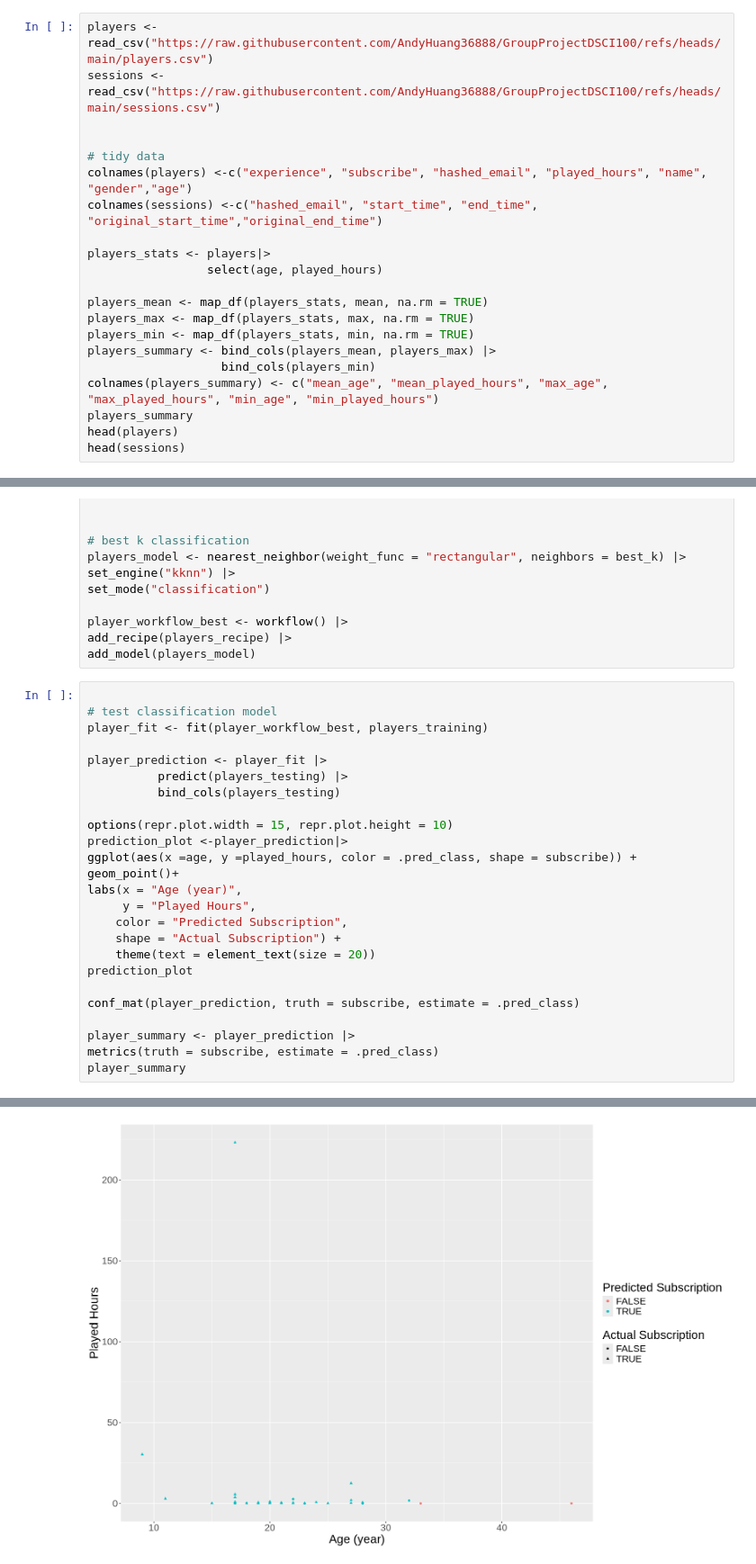
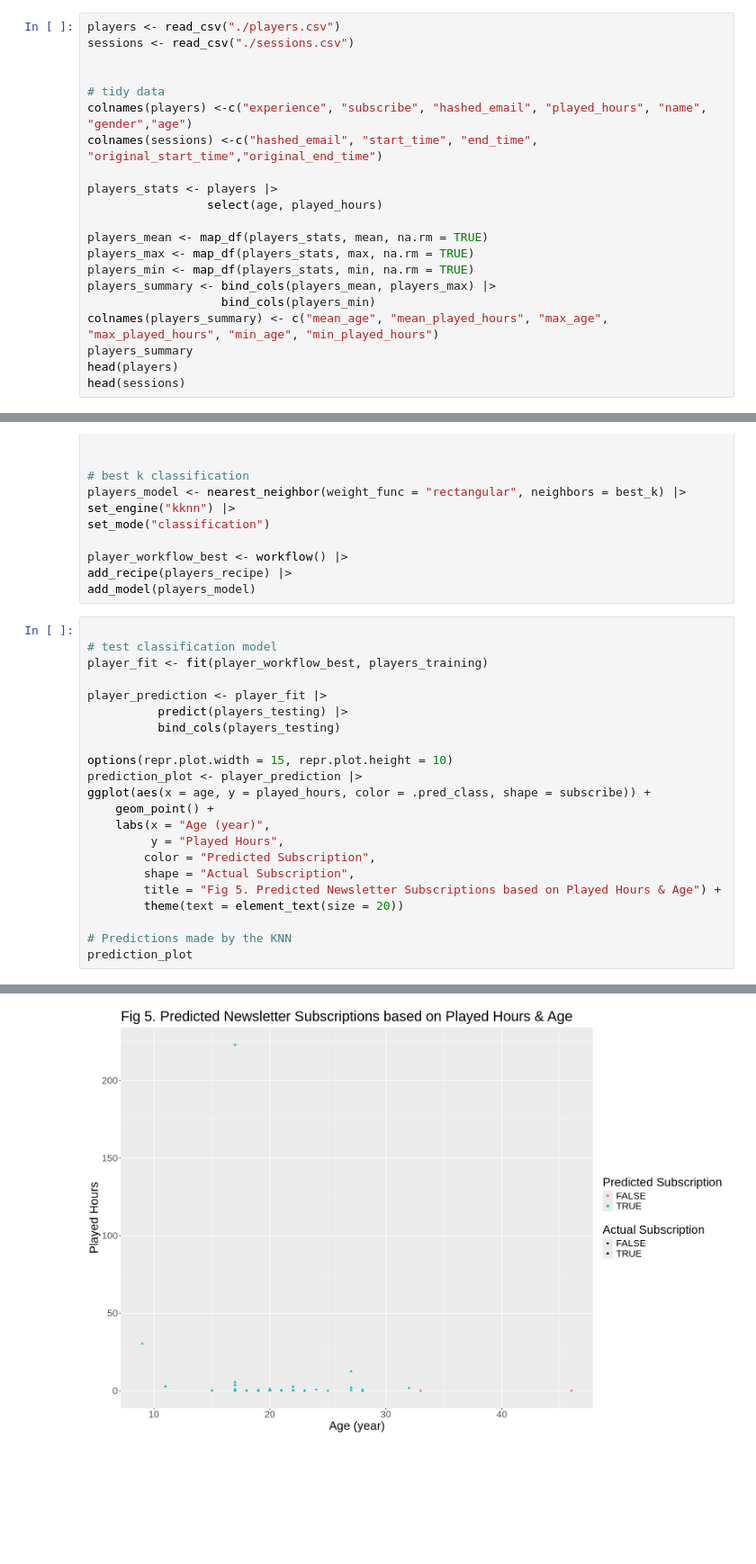
Before and after one commit to AndyHuang36888/GroupProjectDSCI100, a Jupyter notebook: Individual.ipynb, the cells around one changed output, grey strips where cells are left out. Shown at 90% size. Saved outputs shown, nothing was run; the diff lists cells and outputs as text; blank space fills up the shorter version.

```diff
--- a/Individual.ipynb
+++ b/Individual.ipynb
@@ -68,13 +54,13 @@ In the **player** dataset we can see that:
 # %%
-players <- read_csv("https://raw.githubusercontent.com/AndyHuang36888/GroupProjectDSCI100/refs/heads/main/players.csv")
-sessions <- read_csv("https://raw.githubusercontent.com/AndyHuang36888/GroupProjectDSCI100/refs/heads/main/sessions.csv")
+players <- read_csv("./players.csv")
+sessions <- read_csv("./sessions.csv")
 
 
 # tidy data
 colnames(players) <-c("experience", "subscribe", "hashed_email", "played_hours", "name", "gender","age")
 colnames(sessions) <-c("hashed_email", "start_time", "end_time", "original_start_time","original_end_time")
 
-players_stats <- players|>
+players_stats <- players |>
                  select(age, played_hours)
 
 players_mean <- map_df(players_stats, mean, na.rm = TRUE)
@@ -275,19 +262,16 @@ player_prediction <- player_fit |>
           bind_cols(players_testing)
 
 options(repr.plot.width = 15, repr.plot.height = 10)
-prediction_plot <-player_prediction|>
-ggplot(aes(x =age, y =played_hours, color = .pred_class, shape = subscribe)) +
-geom_point()+
-labs(x = "Age (year)",
-     y = "Played Hours",
-    color = "Predicted Subscription",
-    shape = "Actual Subscription") +
-    theme(text = element_text(size = 20))
+prediction_plot <- player_prediction |>
+ggplot(aes(x = age, y = played_hours, color = .pred_class, shape = subscribe)) +
+    geom_point() +
+    labs(x = "Age (year)",
+         y = "Played Hours",
+        color = "Predicted Subscription",
+        shape = "Actual Subscription",
+        title = "Fig 5. Predicted Newsletter Subscriptions based on Played Hours & Age") +
+        theme(text = element_text(size = 20))
+
+# Predictions made by the KNN
 prediction_plot
-
-conf_mat(player_prediction, truth = subscribe, estimate = .pred_class)
-
-player_summary <- player_prediction |>
-metrics(truth = subscribe, estimate = .pred_class)
-player_summary
 # %% [output]
@@ -303 +278 @@ A tibble: 2 × 3
-[figure, old version]
+[figure, new version]
```
Also changed, not shown: parts of 11 cells of this notebook.
